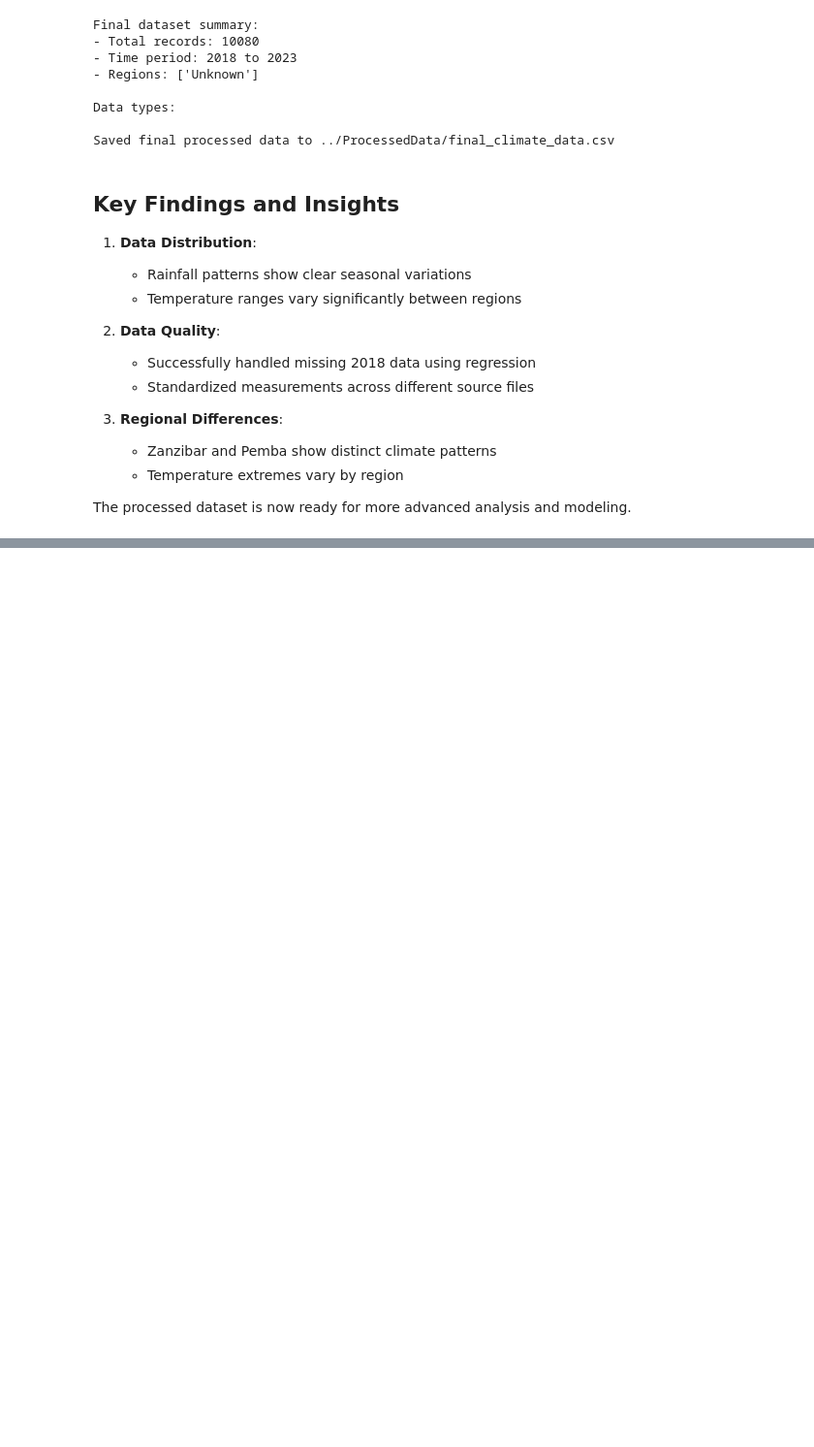
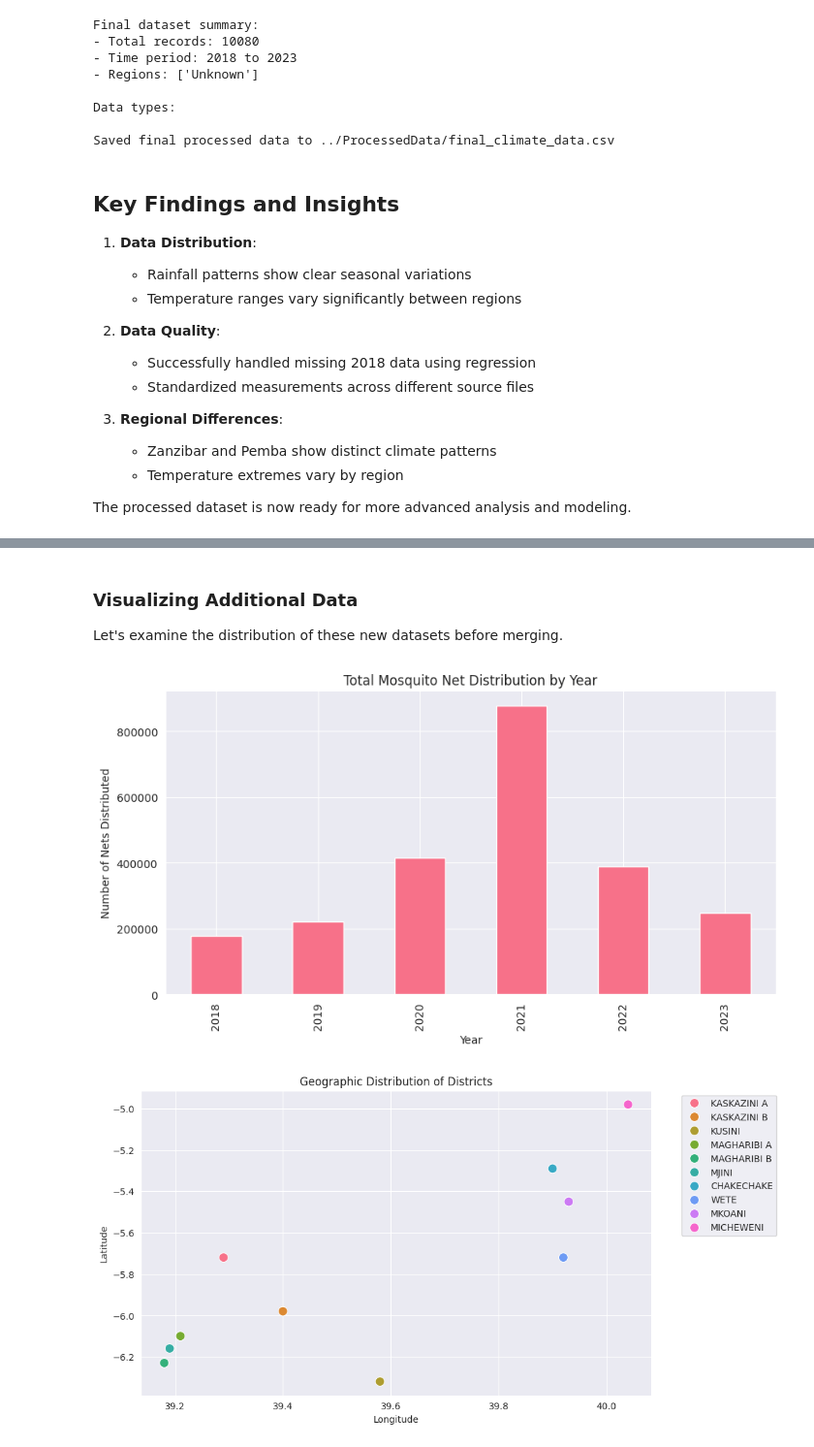
Before and after one commit to tarxemo/MalariaOutbreak, a Jupyter notebook: notebooks/final.ipynb, the cells around one changed output, grey strips where cells are left out. Shown at 97% size. Drawn from its saved outputs; the diff is of its cells as text; code cells hidden in the pictures; blank space fills up the shorter version.

```diff
--- a/notebooks/final.ipynb
+++ b/notebooks/final.ipynb
@@ -543,0 +552,11 @@ The processed dataset is now ready for more advanced analysis and modeling.
+# %%
+
+# Load additional datasets
+mosquito_nets_df = pd.read_excel('../RawDataset/treated_mosquito_net_distribution.xlsx')
+district_coordinates_df = pd.read_csv("../RawDataset/sst_coord.csv")
+
+print("Mosquito net distribution data sample:")
+print(mosquito_nets_df.head())
+
+print("\nDistrict coordinates data sample:")
+print(district_coordinates_df.head())
@@ -543,0 +579,36 @@ The processed dataset is now ready for more advanced analysis and modeling.
+# %%
+
+mosquito_nets_df["Net distribution"] = mosquito_nets_df["Net distribution"].fillna(
+    mosquito_nets_df["Net distribution"].mean()
+)
+# %% [markdown]
+
+### Visualizing Additional Data
+
+Let's examine the distribution of these new datasets before merging.
+# %%
+
+# Plot mosquito net distribution over years
+plt.figure(figsize=(10, 5))
+mosquito_nets_df.groupby('Year')['Net distribution'].sum().plot(kind='bar')
+plt.title('Total Mosquito Net Distribution by Year')
+plt.ylabel('Number of Nets Distributed')
+plt.show()
+
+# Plot district coordinates
+plt.figure(figsize=(10, 6))
+sns.scatterplot(
+    x='LONGITUDE',
+    y='LATITUDE',
+    data=district_coordinates_df,
+    hue='District',
+    s=100
+)
+plt.title('Geographic Distribution of Districts')
+plt.xlabel('Longitude')
+plt.ylabel('Latitude')
+plt.legend(bbox_to_anchor=(1.05, 1), loc='upper left')
+plt.show()
+# %% [output]
+[figure, added]
+[figure, added]
```
Also changed, not shown: parts of 17 cells of this notebook, 5 other files.
